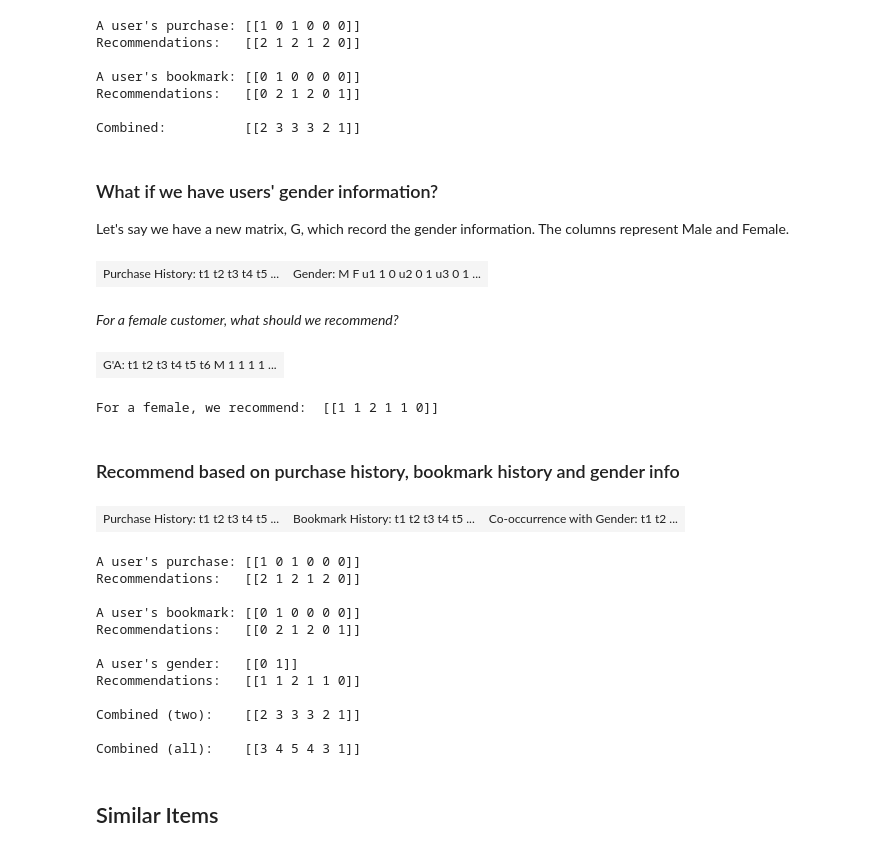
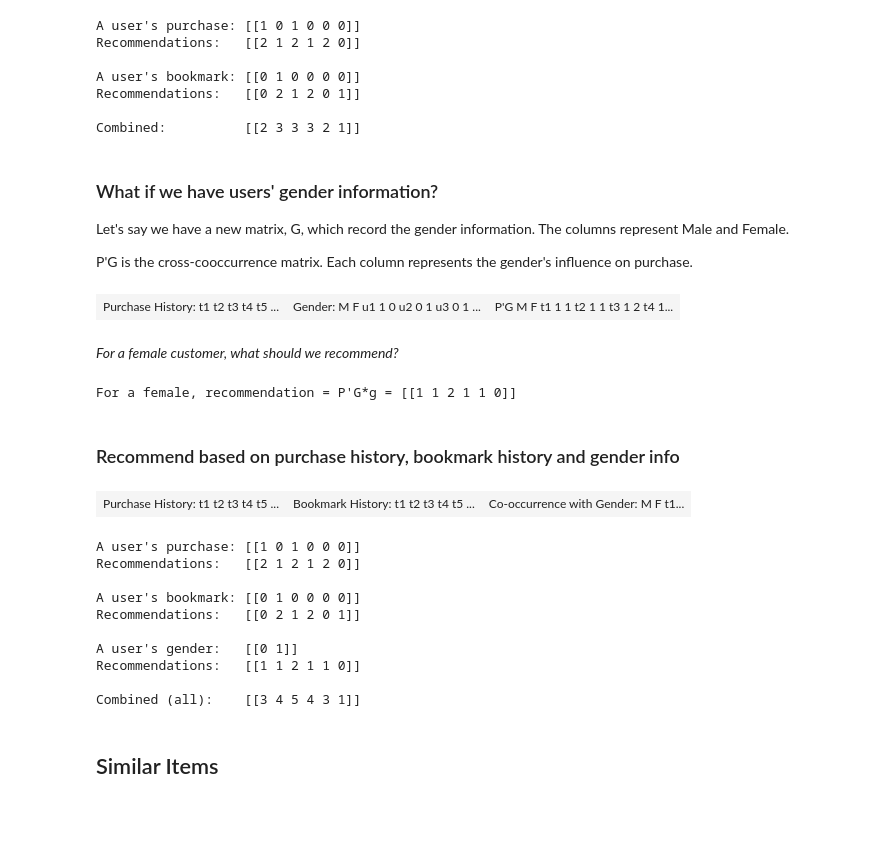
Before and after one commit to patng323/learn, a Jupyter notebook: multi-model recommender.ipynb, the cells around one changed output. Drawn from its saved outputs; the diff is of its cells as text; code cells hidden in the pictures; blank space fills up the shorter version.

```diff
--- a/multi-model recommender.ipynb
+++ b/multi-model recommender.ipynb
@@ -142,18 +142,18 @@ Please note that in the last two cases, only user 5 have bookmarked items 1. But
 # %% [markdown]
 ### Recommend a purchase based on both purchase history and bookmark history
 # %%
-displayTables([A, B], ['p', 'p'], [None, 'Bookmark History:'])
+displayTables([P, B], ['p', 'p'], [None, 'Bookmark History:'])
 
-p = np.matrix([1,0,1,0,0,0])
-b = np.matrix([0,1,0,0,0,0])
-r = p*AtA + b*BtA
+p = np.matrix([1,0,1,0,0,0]).transpose()
+b = np.matrix([0,1,0,0,0,0]).transpose()
+r = PtP*p + PtB*b
 
 print
-print "A user's purchase:", p
-print "Recommendations:  ", p*AtA, "\n"
-print "A user's bookmark:", b
-print "Recommendations:  ", b*BtA, "\n"
-print "Combined:         ", p*AtA + b*BtA, "\n"
+print "A user's purchase:", p.transpose()
+print "Recommendations:  ", (PtP*p).transpose(), "\n"
+print "A user's bookmark:", b.transpose()
+print "Recommendations:  ", (PtB*b).transpose(), "\n"
+print "Combined:         ", (PtP*p + PtB*b).transpose(), "\n"
 # %% [output]
 | Purchase History: t1 t2 t3 t4 t5 ... | Bookmark History: t1 t2 t3 t4 t5 ... |
 A user's purchase: [[1 0 1 0 0 0]]
@@ -167,38 +167,36 @@ Combined:          [[2 3 3 3 2 1]]
 ### What if we have users' gender information?
 
 Let's say we have a new matrix, G, which record the gender information.  The columns represent Male and Female.
+
+P'G is the cross-cooccurrence matrix.  Each column represents the gender's influence on purchase.
 # %%
 G = np.matrix([[1,0], [0,1], [0,1], [1,0], [0,1]])
-displayTables([A, G], ['p', 'g'], width=40)
+PtG = P.transpose() * G
+displayTables([P, G, PtG], ['p', 'g', 'cg'], [None, None, "P'G"], width=40)
 # %% [output]
-| Purchase History: t1 t2 t3 t4 t5 ... | Gender: M F u1 1 0 u2 0 1 u3 0 1 ... |
+| Purchase History: t1 t2 t3 t4 t5 ... | Gender: M F u1 1 0 u2 0 1 u3 0 1 ... | P'G M F t1 1 1 t2 1 1 t3 1 2 t4 1... |
 # %% [markdown]
 *For a female customer, what should we recommend?*
 # %%
-GtA = G.transpose() * A
-displayTable(GtA, 'cg', "G'A:")
-
-g = np.matrix([0,1])
-print "For a female, we recommend: ", g * GtA
+g = np.matrix([0,1]).transpose()
+print "For a female, recommendation = P'G*g =", (PtG * g).transpose()
 # %% [output]
-| G'A: t1 t2 t3 t4 t5 t6 M 1 1 1 1 ... |
-For a female, we recommend:  [[1 1 2 1 1 0]]
+For a female, recommendation = P'G*g = [[1 1 2 1 1 0]]
 # %% [markdown]
 ### Recommend based on purchase history, bookmark history and gender info
 # %%
-displayTables([A, B, GtA], ['p', 'p', 'cg'], [None, "Bookmark History:", None], width=75)
+displayTables([P, B, PtG], ['p', 'p', 'cg'], [None, "Bookmark History:", None], width=75)
 
-print "A user's purchase:", p
-print "Recommendations:  ", p*AtA, "\n"
-print "A user's bookmark:", b
-print "Recommendations:  ", b*BtA, "\n"
-print "A user's gender:  ", g
-print "Recommendations:  ", g*GtA, "\n"
+print "A user's purchase:", p.transpose()
+print "Recommendations:  ", (PtP*p).transpose(), "\n"
+print "A user's bookmark:", b.transpose()
+print "Recommendations:  ", (PtB*b).transpose(), "\n"
+print "A user's gender:  ", g.transpose()
+print "Recommendations:  ", (PtG*g).transpose(), "\n"
 
-print "Combined (two):   ", p*AtA + b*BtA, "\n"
-print "Combined (all):   ", p*AtA + b*BtA + g*GtA, "\n"
+print "Combined (all):   ", (PtP*p + PtB*b + PtG*g).transpose(), "\n"
 # %% [output]
-| Purchase History: t1 t2 t3 t4 t5 ... | Bookmark History: t1 t2 t3 t4 t5 ... | Co-occurrence with Gender: t1 t2 ... |
+| Purchase History: t1 t2 t3 t4 t5 ... | Bookmark History: t1 t2 t3 t4 t5 ... | Co-occurrence with Gender: M F t1... |
 A user's purchase: [[1 0 1 0 0 0]]
 Recommendations:   [[2 1 2 1 2 0]]
 
@@ -208,8 +206,6 @@ Recommendations:   [[0 2 1 2 0 1]]
 A user's gender:   [[0 1]]
 Recommendations:   [[1 1 2 1 1 0]]
 
-Combined (two):    [[2 3 3 3 2 1]]
-
 Combined (all):    [[3 4 5 4 3 1]]
 # %% [markdown]
 ## Similar Items
```
Also changed, not shown: parts of 19 cells of this notebook, 1 other file.
